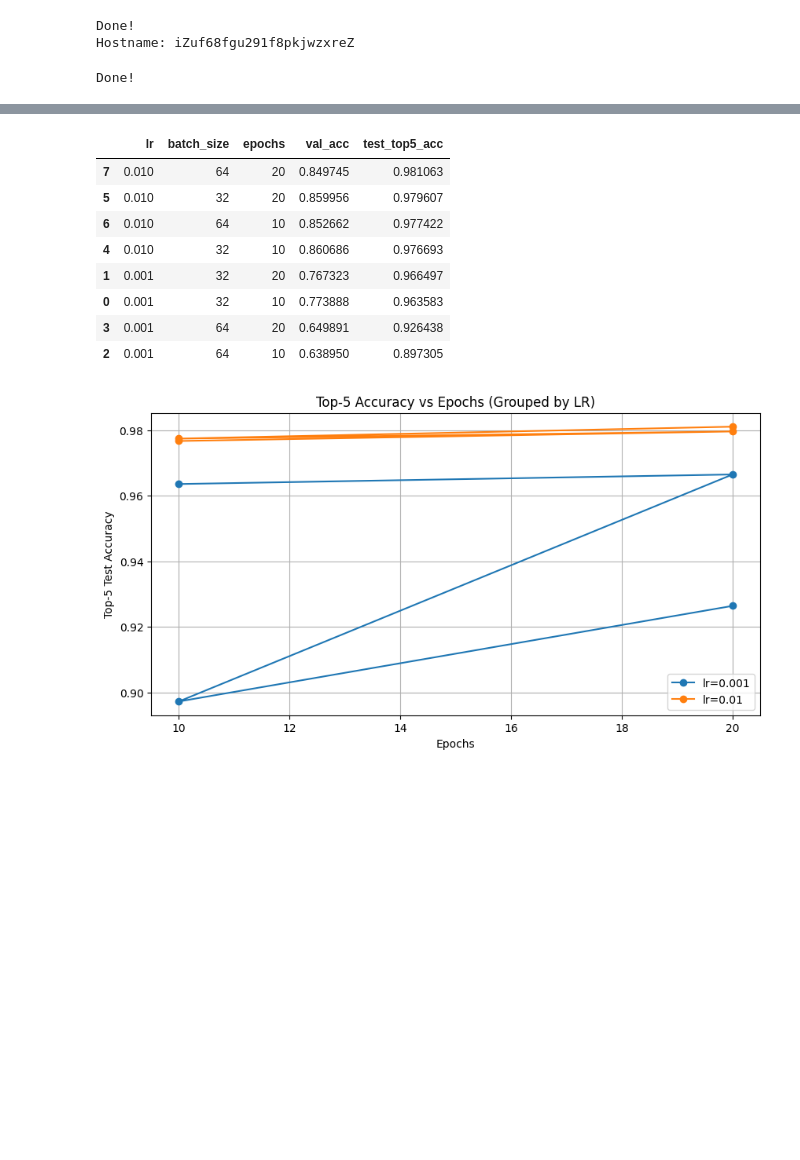
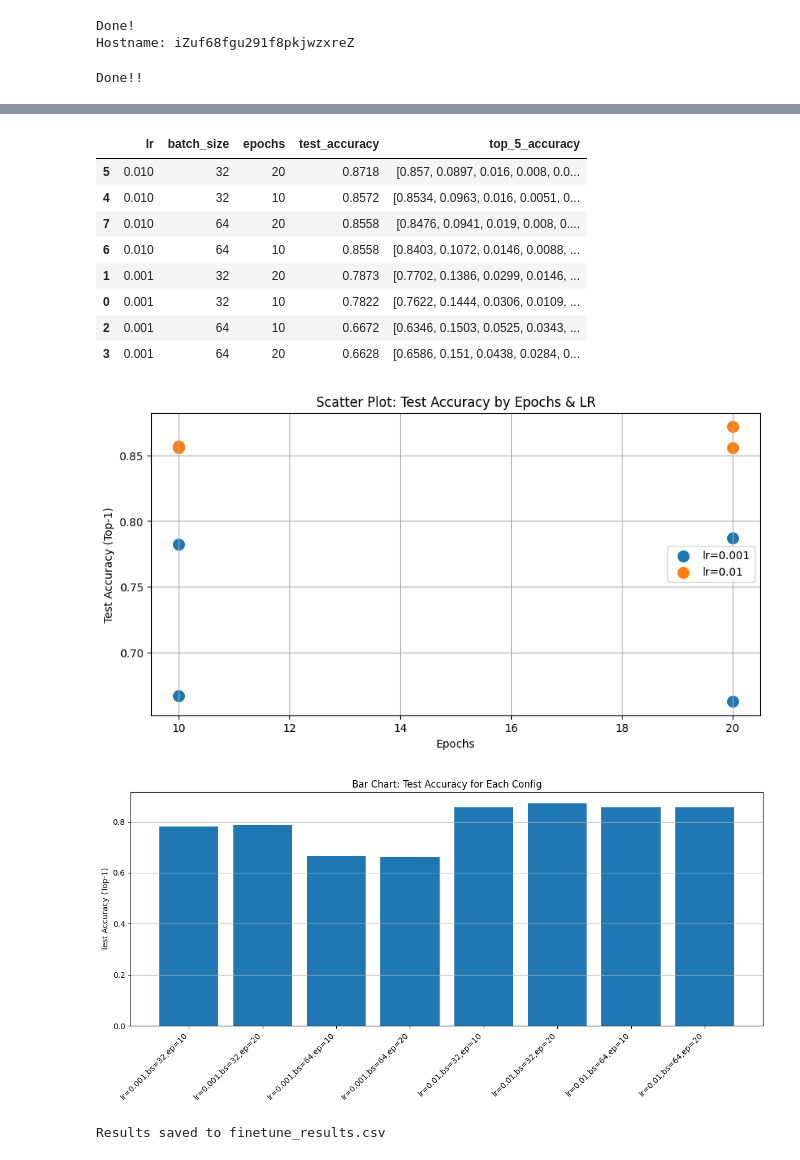
Before and after one commit to Daisy-butter/CV_2_lab1, a Jupyter notebook: pretrain_finetuning.ipynb, the cells around one changed output, grey strips where cells are left out. Saved outputs shown, nothing was run; the diff lists cells and outputs as text; code cells hidden in the pictures; blank space fills up the shorter version.

```diff
--- a/pretrain_finetuning.ipynb
+++ b/pretrain_finetuning.ipynb
@@ -98,7 +116,6 @@ print("Hostname:", socket.gethostname())
 Done!
 Hostname: iZuf68fgu291f8pkjwzxreZ
 # %%
-# 网格搜索训练
 def run_grid_search(train_dataset, val_dataset, test_dataset):
     results = []
     lr_list = [0.001, 0.01]
@@ -126,40 +143,71 @@ def run_grid_search(train_dataset, val_dataset, test_dataset):
                 dataset_sizes = {"train": len(train_dataset), "val": len(val_dataset)}
 
                 model, best_val_acc = train_model(model, criterion, optimizer, scheduler, dataloaders, dataset_sizes, num_epochs=epochs)
-                test_top5_acc = evaluate_model(model, test_loader, top_k=5)
+
+                # Top-1 test accuracy
+                test_accuracy = evaluate_model(model, test_loader, top_k=1)
+                print(f"Test Accuracy (Top-1): {test_accuracy:.4f}")
+
+                # Top-5 rank stats on val set
+                top5_val_preds = evaluate_topk_ranks(model, val_loader, k=5)
 
                 results.append({
                     "lr": lr,
                     "batch_size": bs,
                     "epochs": epochs,
-                    "val_acc": best_val_acc,
-                    "test_top5_acc": test_top5_acc
+                    "test_accuracy": round(test_accuracy, 4),
+                    "top_5_val_preds": top5_val_preds
                 })
     return results
 
-print("Done!")
+print("Done!!")
 # %% [output]
-Done!
+Done!!
 # %%
-# 保存为 DataFrame 并可视化
-def visualize_results(results):
+import csv
+
+# 保存为 DataFrame、画图、导出 CSV
+def visualize_results(results, output_csv_path="finetune_results.csv"):
+    # 创建 DataFrame
     df = pd.DataFrame(results)
-    display(df.sort_values(by="test_top5_acc", ascending=False))
+    df.rename(columns={
+        "test_accuracy": "test_accuracy",
+        "top_5_val_preds": "top_5_accuracy"
+    }, inplace=True)
 
+    # 展示按 test_accuracy 排序后的表格
+    display(df.sort_values(by="test_accuracy", ascending=False))
+
+    # 散点图：Test Accuracy vs Epochs, grouped by LR
     plt.figure(figsize=(10, 5))
     for lr in df["lr"].unique():
         subset = df[df["lr"] == lr]
-        plt.plot(subset["epochs"], subset["test_top5_acc"], marker='o', label=f"lr={lr}")
+        plt.scatter(subset["epochs"], subset["test_accuracy"], label=f"lr={lr}", s=100)
     plt.xlabel("Epochs")
-    plt.ylabel("Top-5 Test Accuracy")
-    plt.title("Top-5 Accuracy vs Epochs (Grouped by LR)")
+    plt.ylabel("Test Accuracy (Top-1)")
+    plt.title("Scatter Plot: Test Accuracy by Epochs & LR")
     plt.legend()
     plt.grid(True)
     plt.show()
 
+    # 柱状图：不同组合的 Test Accuracy
+    plt.figure(figsize=(12, 6))
+    labels = [f"lr={row.lr},bs={row.batch_size},ep={row.epochs}" for _, row in df.iterrows()]
+    plt.bar(labels, df["test_accuracy"])
+    plt.xticks(rotation=45, ha="right")
+    plt.ylabel("Test Accuracy (Top-1)")
+    plt.title("Bar Chart: Test Accuracy for Each Config")
+    plt.tight_layout()
+    plt.grid(axis="y")
+    plt.show()
+
+    # 导出 CSV
+    df.to_csv(output_csv_path, index=False)
+    print(f"Results saved to {output_csv_path}")
+
     return df
 
-# 示例调用：
+print("Start trainig...")
 results = run_grid_search(train_dataset, val_dataset, test_dataset)
 df_results = visualize_results(results)
 # %% [output]
@@ -183,10 +231,12 @@ Val Acc: 0.8454
-|  | lr | batch_size | epochs | val_acc | test_top5_acc |
-| 7 | 0.010 | 64 | 20 | 0.849745 | 0.981063 |
-| 5 | 0.010 | 32 | 20 | 0.859956 | 0.979607 |
-| 6 | 0.010 | 64 | 10 | 0.852662 | 0.977422 |
-| 4 | 0.010 | 32 | 10 | 0.860686 | 0.976693 |
-| 1 | 0.001 | 32 | 20 | 0.767323 | 0.966497 |
-| 0 | 0.001 | 32 | 10 | 0.773888 | 0.963583 |
-| 3 | 0.001 | 64 | 20 | 0.649891 | 0.926438 |
-| 2 | 0.001 | 64 | 10 | 0.638950 | 0.897305 |
+|  | lr | batch_size | epochs | test_accuracy | top_5_accuracy |
+| 5 | 0.010 | 32 | 20 | 0.8718 | [0.857, 0.0897, 0.016, 0.008, 0.0... |
+| 4 | 0.010 | 32 | 10 | 0.8572 | [0.8534, 0.0963, 0.016, 0.0051, 0... |
+| 7 | 0.010 | 64 | 20 | 0.8558 | [0.8476, 0.0941, 0.019, 0.008, 0.... |
+| 6 | 0.010 | 64 | 10 | 0.8558 | [0.8403, 0.1072, 0.0146, 0.0088, ... |
+| 1 | 0.001 | 32 | 20 | 0.7873 | [0.7702, 0.1386, 0.0299, 0.0146, ... |
+| 0 | 0.001 | 32 | 10 | 0.7822 | [0.7622, 0.1444, 0.0306, 0.0109, ... |
+| 2 | 0.001 | 64 | 10 | 0.6672 | [0.6346, 0.1503, 0.0525, 0.0343, ... |
+| 3 | 0.001 | 64 | 20 | 0.6628 | [0.6586, 0.151, 0.0438, 0.0284, 0... |
-[figure, old version]
+[figure, new version]
+[figure, added]
+Results saved to finetune_results.csv
```
Also changed, not shown: parts of 2 cells of this notebook, 2 other files.
